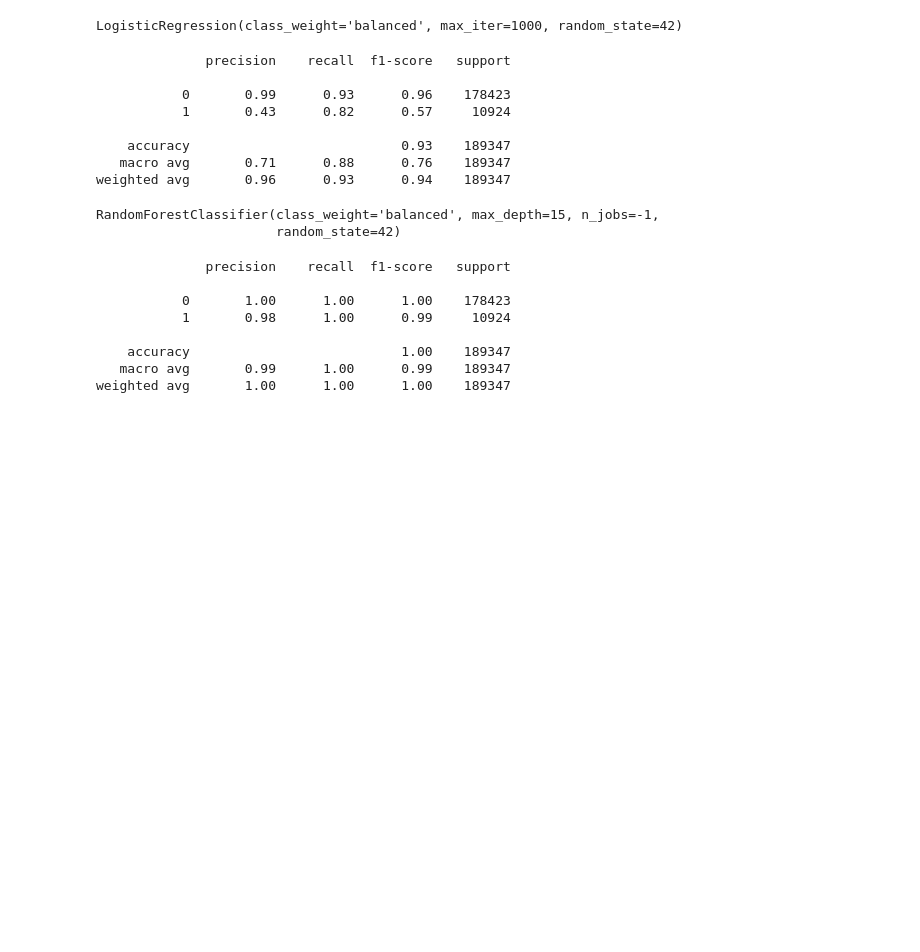
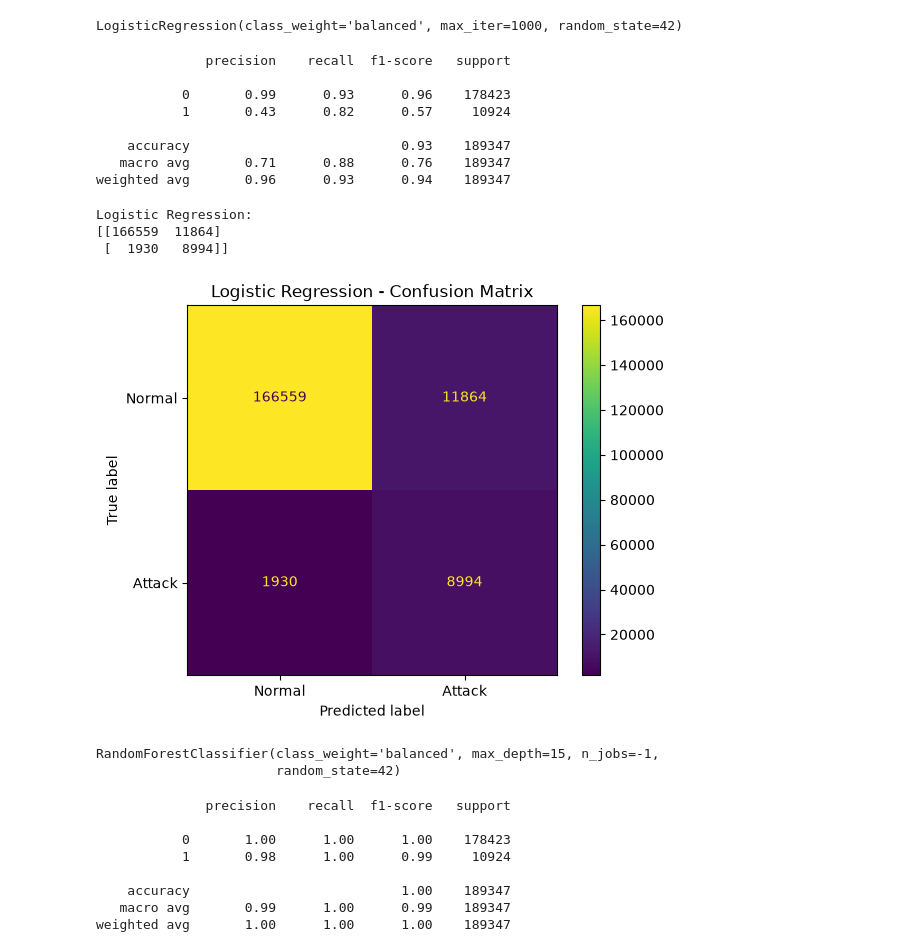
Before and after one commit to HlaMohd/Capstone-Project, a Jupyter notebook: notebooks/02_Preprocessing.ipynb, the cells around one changed output. Saved outputs shown, nothing was run; the diff lists cells and outputs as text; code cells hidden in the pictures; blank space fills up the shorter version.

Commit message:
Confusion Matrix Analysis

```diff
--- a/notebooks/02_Preprocessing.ipynb
+++ b/notebooks/02_Preprocessing.ipynb
@@ -103,6 +105,24 @@ print(classification_report(y_test, y_pred))
     accuracy                           0.93    189347
    macro avg       0.71      0.88      0.76    189347
 weighted avg       0.96      0.93      0.94    189347
+# %%
+cm_lr = confusion_matrix(y_test, y_pred)
+
+print("Logistic Regression:")
+print(cm_lr)
+
+ConfusionMatrixDisplay(
+    confusion_matrix=cm_lr,
+    display_labels=["Normal", "Attack"]
+).plot()
+
+plt.title("Logistic Regression - Confusion Matrix")
+plt.show()
+# %% [output]
+Logistic Regression:
+[[166559  11864]
+ [  1930   8994]]
+[figure, added]
 # %%
 ## Baseline Model: Logistic Regression
 
```
Also changed, not shown: parts of 3 cells of this notebook, 3 other files.
